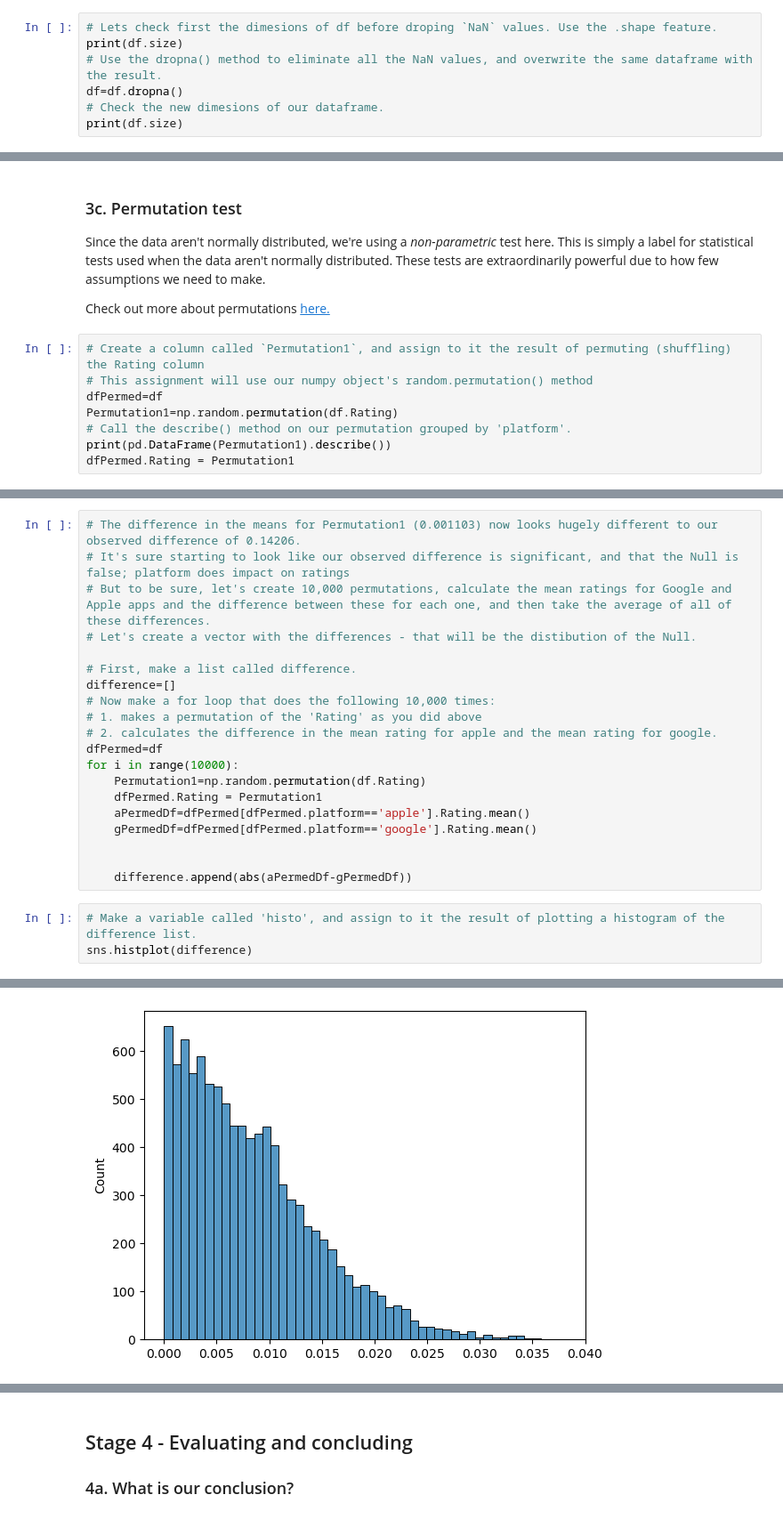
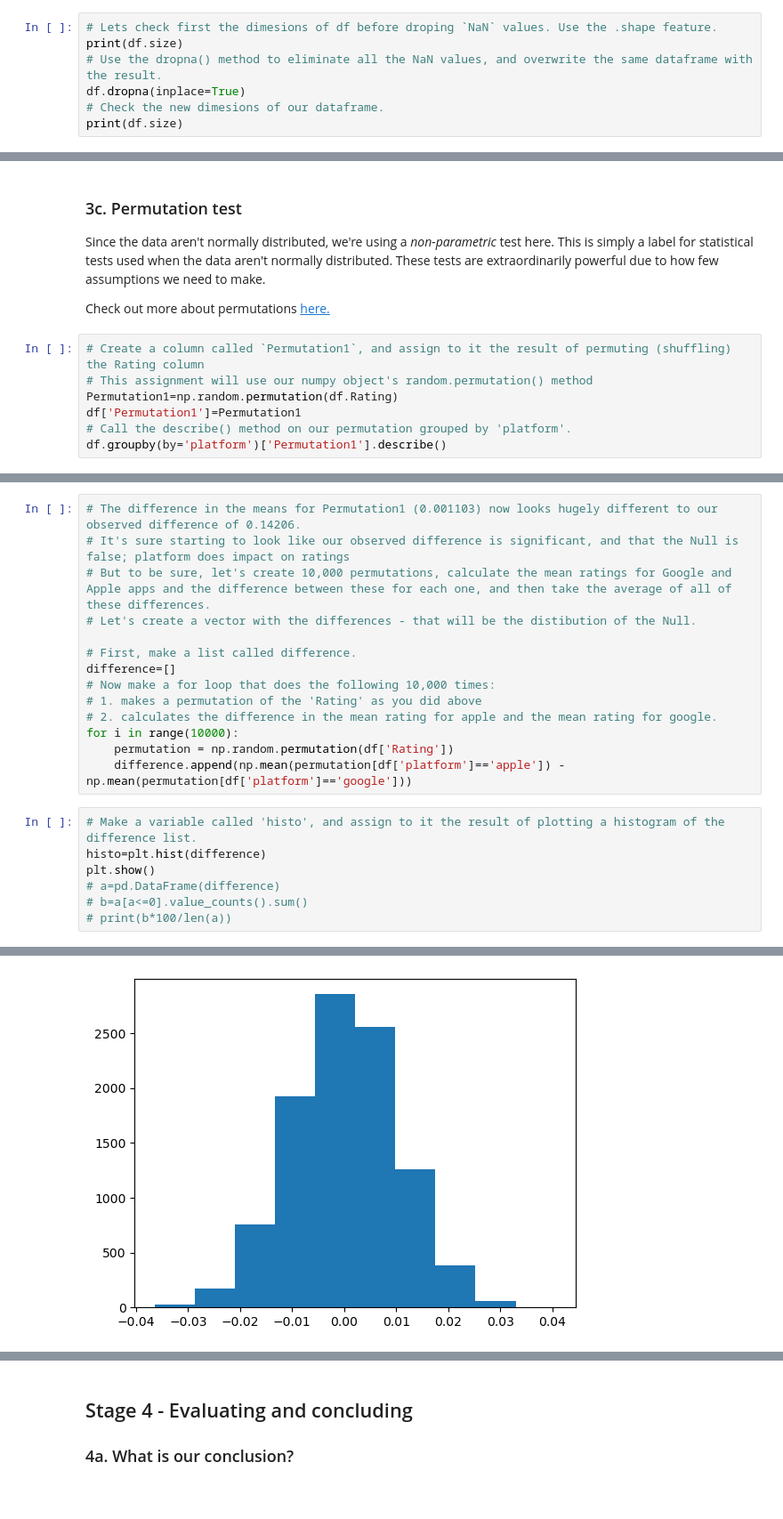
Before and after one commit to mlid13/springboardAppsProjecct, a Jupyter notebook: Springboard Apps project - Tier 3 - Complete.ipynb, the cells around one changed output, grey strips where cells are left out. Shown: that part at 89% size. Cells and saved outputs as stored; diff of their text form.

Commit message:
completed but idk the mean value is different
I consulted Frank and Andrew. Andrew got back to me. Said he doesn't know if you'll get the same mean difference for part 3 w/o a seed. Please advise.

```diff
--- a/Springboard Apps project - Tier 3 - Complete.ipynb
+++ b/Springboard Apps project - Tier 3 - Complete.ipynb
@@ -316,7 +316,7 @@ As you can see there are some `NaN` values. We want to eliminate all these `NaN`
 # Lets check first the dimesions of df before droping `NaN` values. Use the .shape feature.
 print(df.size)
 # Use the dropna() method to eliminate all the NaN values, and overwrite the same dataframe with the result.
-df=df.dropna()
+df.dropna(inplace=True)
 # Check the new dimesions of our dataframe.
 print(df.size)
 # %% [output]
@@ -483,9 +483,8 @@ Check out more about permutations [here.](http://rasbt.github.io/mlxtend/user_gu
 # %%
 # Create a column called `Permutation1`, and assign to it the result of permuting (shuffling) the Rating column
 # This assignment will use our numpy object's random.permutation() method
-dfPermed=df
 Permutation1=np.random.permutation(df.Rating)
+df['Permutation1']=Permutation1
 # Call the describe() method on our permutation grouped by 'platform'.
-print(pd.DataFrame(Permutation1).describe())
-dfPermed.Rating = Permutation1
+df.groupby(by='platform')['Permutation1'].describe()
 # %% [output]
@@ -522,16 +519,14 @@ difference=[]
 # Now make a for loop that does the following 10,000 times:
 # 1. makes a permutation of the 'Rating' as you did above
 # 2. calculates the difference in the mean rating for apple and the mean rating for google.
-dfPermed=df
 for i in range(10000):
-    Permutation1=np.random.permutation(df.Rating)
-    dfPermed.Rating = Permutation1
-    aPermedDf=dfPermed[dfPermed.platform=='apple'].Rating.mean()
-    gPermedDf=dfPermed[dfPermed.platform=='google'].Rating.mean()
-
-
-    difference.append(abs(aPermedDf-gPermedDf))
+    permutation = np.random.permutation(df['Rating'])
+    difference.append(np.mean(permutation[df['platform']=='apple']) - np.mean(permutation[df['platform']=='google']))
 # %%
 # Make a variable called 'histo', and assign to it the result of plotting a histogram of the difference list.
-sns.histplot(difference)
+histo=plt.hist(difference)
+plt.show()
+# a=pd.DataFrame(difference)
+# b=a[a<=0].value_counts().sum()
+# print(b*100/len(a))
 # %% [output]
@@ -539,3 +533,3 @@ sns.histplot(difference)
-[figure, old version]
+[figure, new version]
 # %%
 # Now make a variable called obs_difference, and assign it the result of the mean of our 'apple' variable and the mean of our 'google variable'
```
Also changed, not shown: parts of 8 cells of this notebook.
